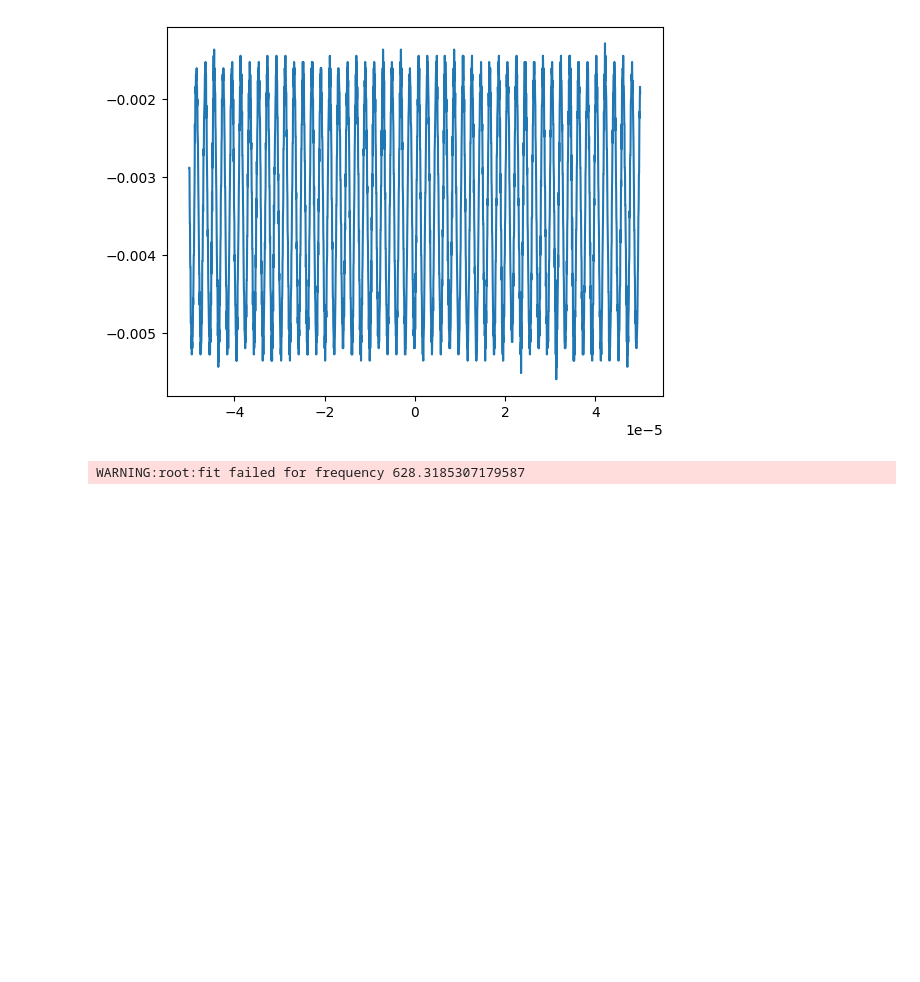
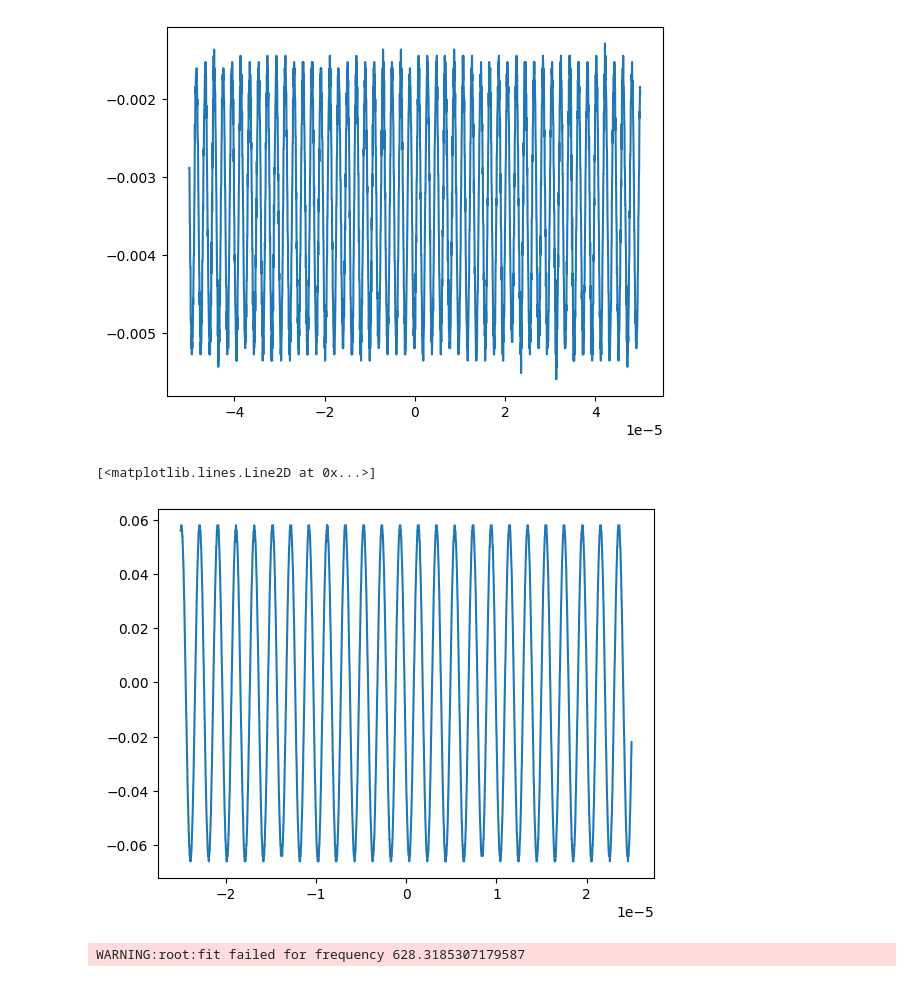
Before and after one commit to nilnil47/Lab-B, a Jupyter notebook: magnetisem/code/pemy.ipynb, the cells around one changed output. Cells and saved outputs as stored; diff of their text form; code cells hidden in the pictures; blank space fills up the shorter version.

```diff
--- a/magnetisem/code/pemy.ipynb
+++ b/magnetisem/code/pemy.ipynb
@@ -78,6 +79,11 @@ plt.plot(mod_data['507517']['t'],mod_data['507517']['x'])
 # %% [output]
 [<matplotlib.lines.Line2D at 0x...>]
 [figure]
+# %%
+plt.plot(d6['495000']['t'],d6['495000']['x'])
+# %% [output]
+[<matplotlib.lines.Line2D at 0x...>]
+[figure, added]
 # %%
 logging.basicConfig(level=logging.WARNING)
 
```
Also changed, not shown: parts of 9 cells of this notebook, 9 other files.
